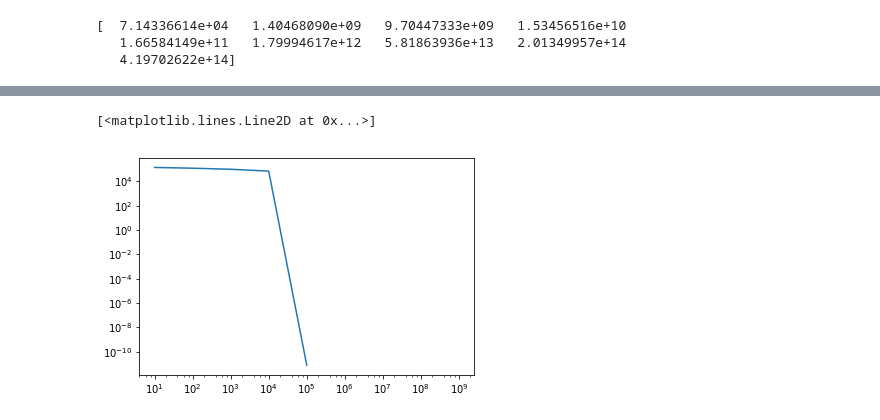
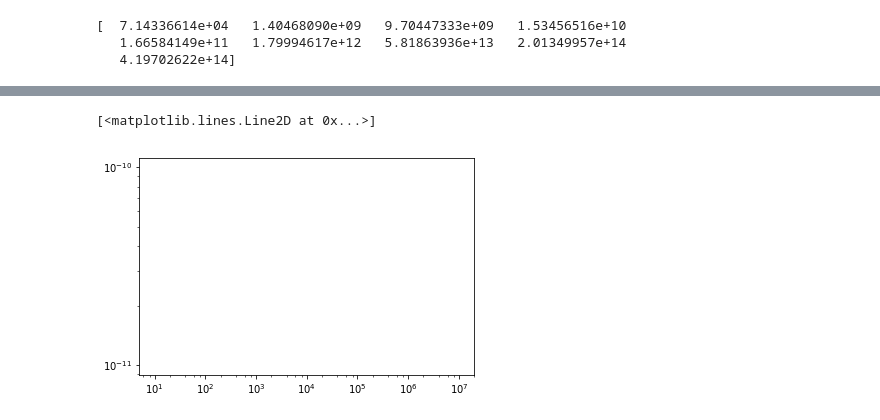
Before and after one commit to gfabj/Summer_Research_Project, a Jupyter notebook: T_Grind.ipynb, the cells around one changed output, grey strips where cells are left out. Cells and saved outputs as stored; diff of their text form; code cells hidden in the pictures.

Commit message:
grind time

```diff
--- a/T_Grind.ipynb
+++ b/T_Grind.ipynb
@@ -135,5 +132,5 @@ time = array([Time_in_Orbit(1.00552700e+01), Time_in_Orbit(1.19627381e+02),Time_
 # %%
-time1 = [10**1,10**2,10**3,10**4,10**5,10**6,10**7,10**8,10**9]
+time1 = [10**1,10**2,10**3,10**4,10**5,10**6,10**7]
 print time
 # %% [output]
 [  7.14336614e+04   1.40468090e+09   9.70447333e+09   1.53456516e+10
@@ -142,6 +145,6 @@ print time
 # %%
 logPlot = plt.gca()
-logPlot.loglog(time1,Vx)
+logPlot.loglog(time1,Vy)
 # %% [output]
 [<matplotlib.lines.Line2D at 0x...>]
-[figure, old version]
+[figure, new version]
```
Also changed, not shown: parts of 12 cells of this notebook, 3 other files.
